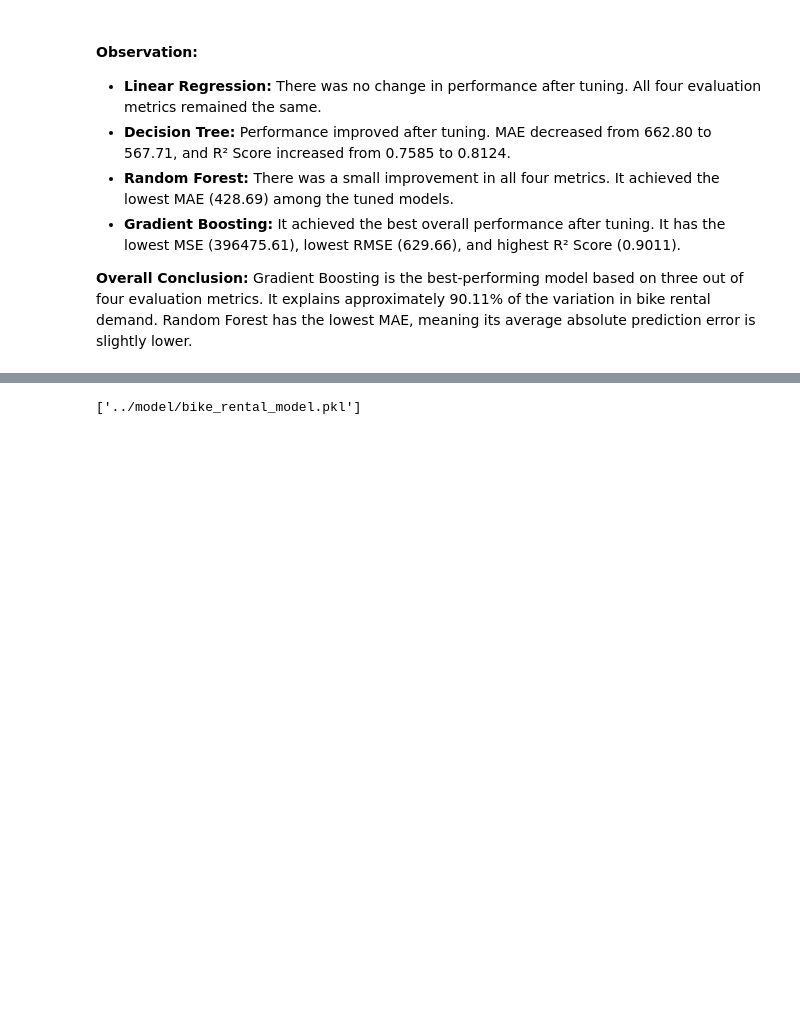
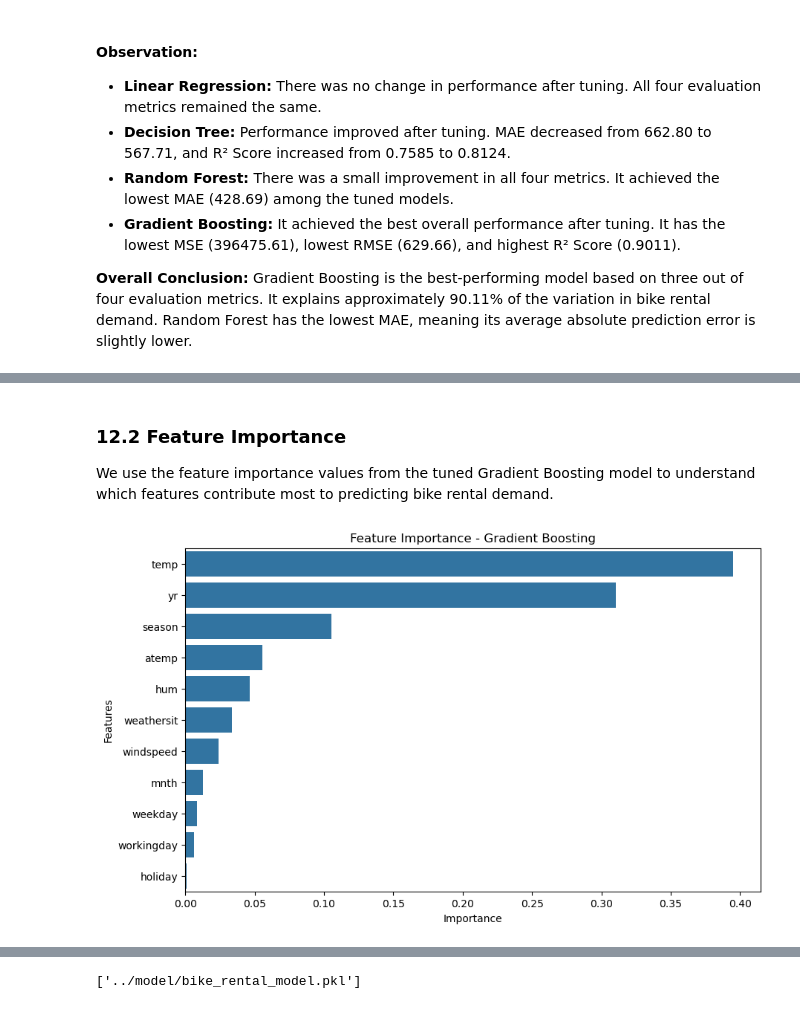
Before and after one commit to ChaitanyaGirase/Bike-Rental-Prediction, a Jupyter notebook: notebooks/bike_rental_analysis.ipynb, the cells around one changed output, grey strips where cells are left out. Saved outputs shown, nothing was run; the diff lists cells and outputs as text; code cells hidden in the pictures; blank space fills up the shorter version.

Commit message:
Add final model analysis, challenges faced and conclusion

```diff
--- a/notebooks/bike_rental_analysis.ipynb
+++ b/notebooks/bike_rental_analysis.ipynb
@@ -1524,0 +1554,23 @@ display(comparison_df)
+# %% [markdown]
+### 12.2 Feature Importance
+
+We use the feature importance values from the tuned Gradient Boosting model to understand which features contribute most to predicting bike rental demand.
+# %%
+feature_importance = pd.DataFrame({
+    'Feature': X_train.columns,
+    'Importance': gb_grid.best_estimator_.feature_importances_
+})
+
+feature_importance = feature_importance.sort_values(
+    by='Importance', ascending=False
+)
+# %%
+plt.figure(figsize=(10, 6))
+sns.barplot(data=feature_importance, x='Importance', y='Feature')
+
+plt.title('Feature Importance - Gradient Boosting')
+plt.xlabel('Importance')
+plt.ylabel('Features')
+plt.show()
+# %% [output]
+[figure, added]
```
Also changed, not shown: parts of 19 cells of this notebook.
